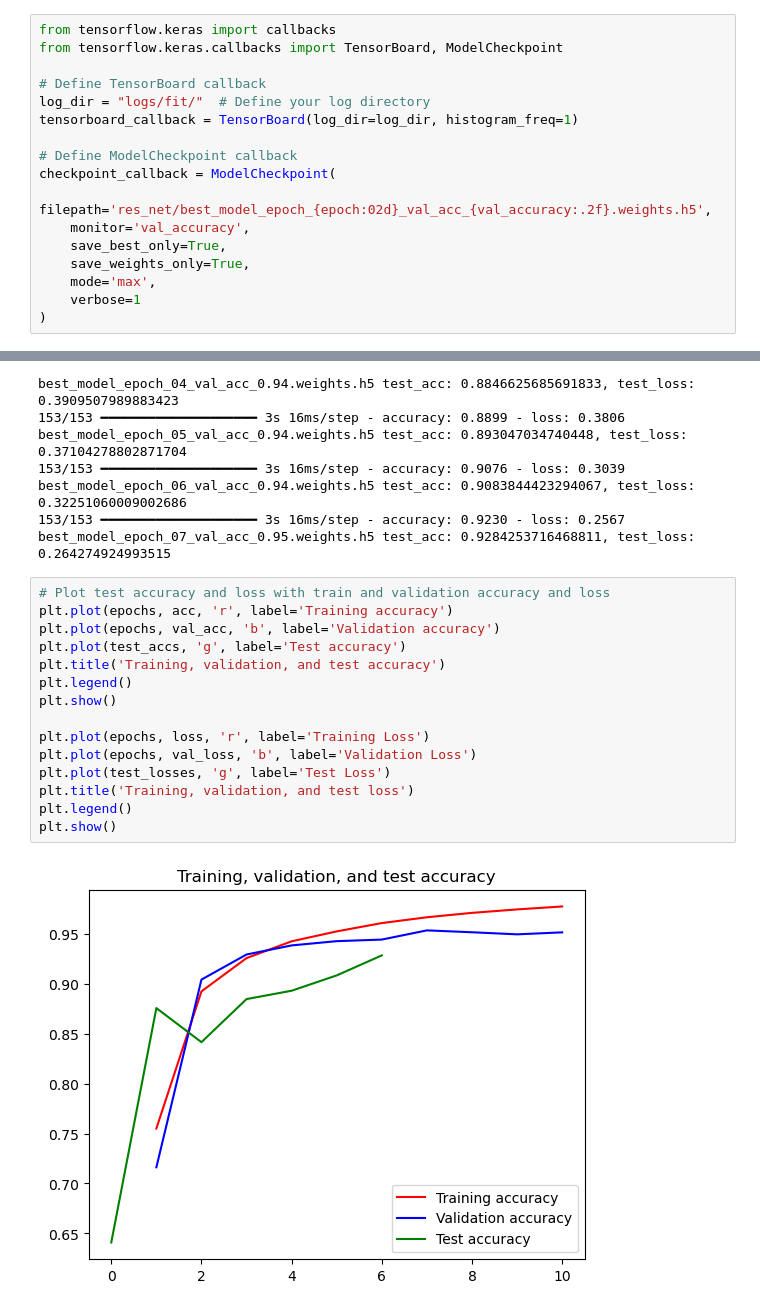
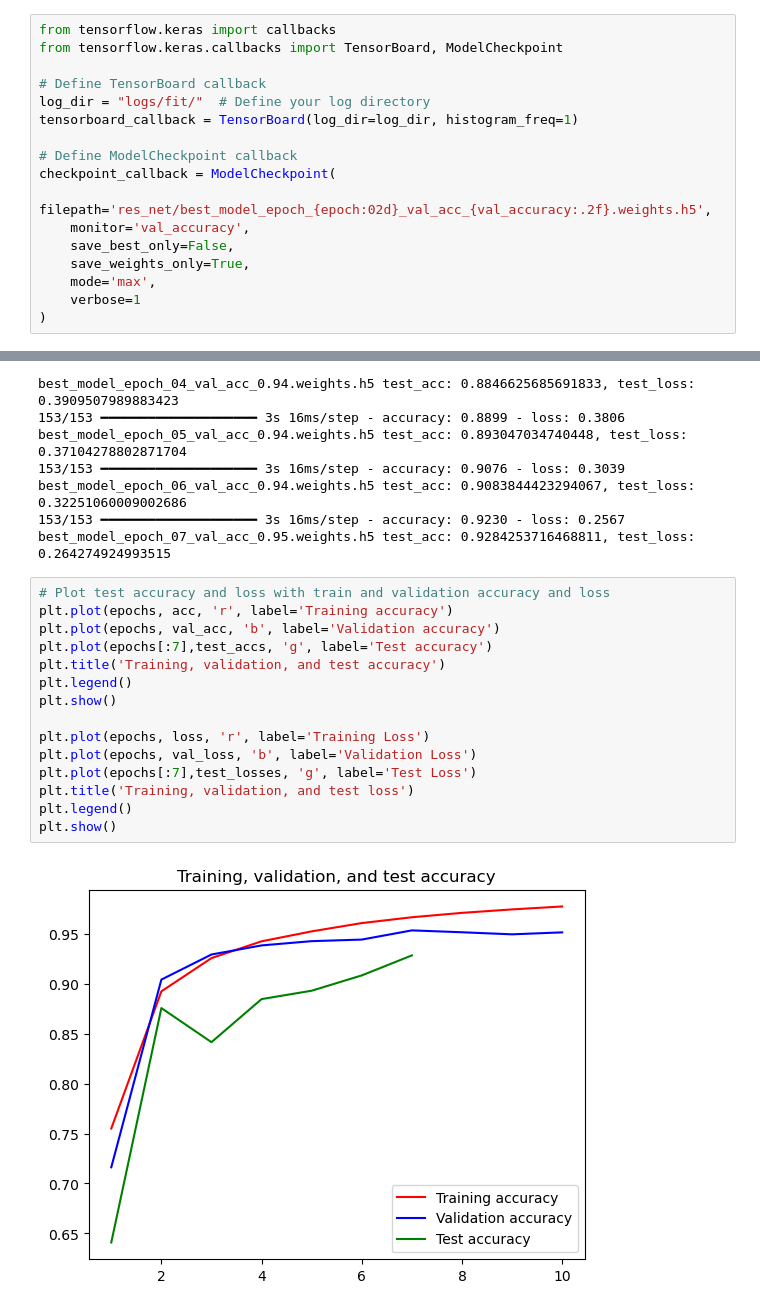
Before and after one commit to almog-sharoni/KWS_Advanced_Computer_Architecture, a Jupyter notebook: train_MFCC_resnet.ipynb, the cells around one changed output, grey strips where cells are left out. Saved outputs shown, nothing was run; the diff lists cells and outputs as text.

```diff
--- a/train_MFCC_resnet.ipynb
+++ b/train_MFCC_resnet.ipynb
@@ -202,7 +209,7 @@ tensorboard_callback = TensorBoard(log_dir=log_dir, histogram_freq=1)
 checkpoint_callback = ModelCheckpoint(
     filepath='res_net/best_model_epoch_{epoch:02d}_val_acc_{val_accuracy:.2f}.weights.h5',
     monitor='val_accuracy',
-    save_best_only=True,
+    save_best_only=False,
     save_weights_only=True,
     mode='max',
     verbose=1
@@ -313,17 +320,17 @@ best_model_epoch_07_val_acc_0.95.weights.h5 test_acc: 0.9284253716468811, test_l
 # %%
 # Plot test accuracy and loss with train and validation accuracy and loss
 plt.plot(epochs, acc, 'r', label='Training accuracy')
 plt.plot(epochs, val_acc, 'b', label='Validation accuracy')
-plt.plot(test_accs, 'g', label='Test accuracy')
+plt.plot(epochs[:7],test_accs, 'g', label='Test accuracy')
 plt.title('Training, validation, and test accuracy')
 plt.legend()
 plt.show()
 
 plt.plot(epochs, loss, 'r', label='Training Loss')
 plt.plot(epochs, val_loss, 'b', label='Validation Loss')
-plt.plot(test_losses, 'g', label='Test Loss')
+plt.plot(epochs[:7],test_losses, 'g', label='Test Loss')
 plt.title('Training, validation, and test loss')
 plt.legend()
 plt.show()
 # %% [output]
-[figure, old version]
+[figure, new version]
```
Also changed, not shown: parts of 2 cells of this notebook, 1 other file.
